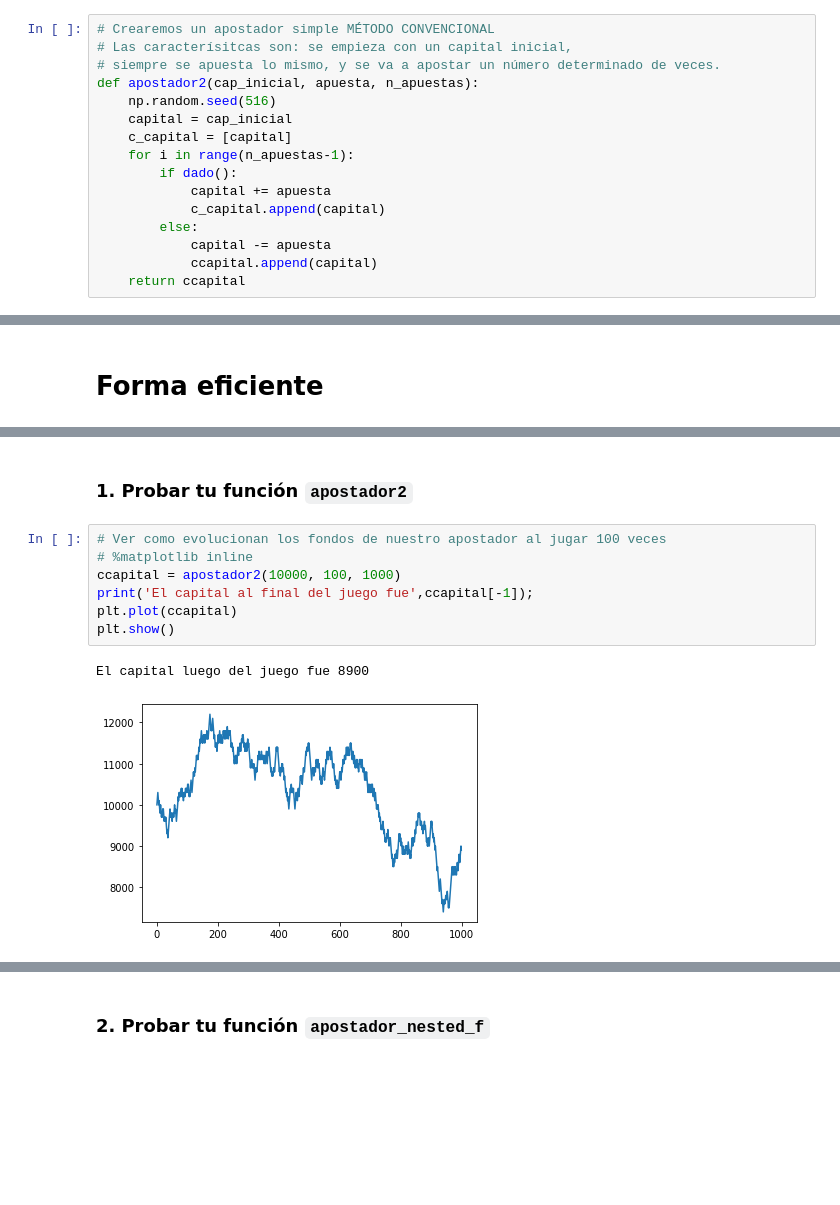
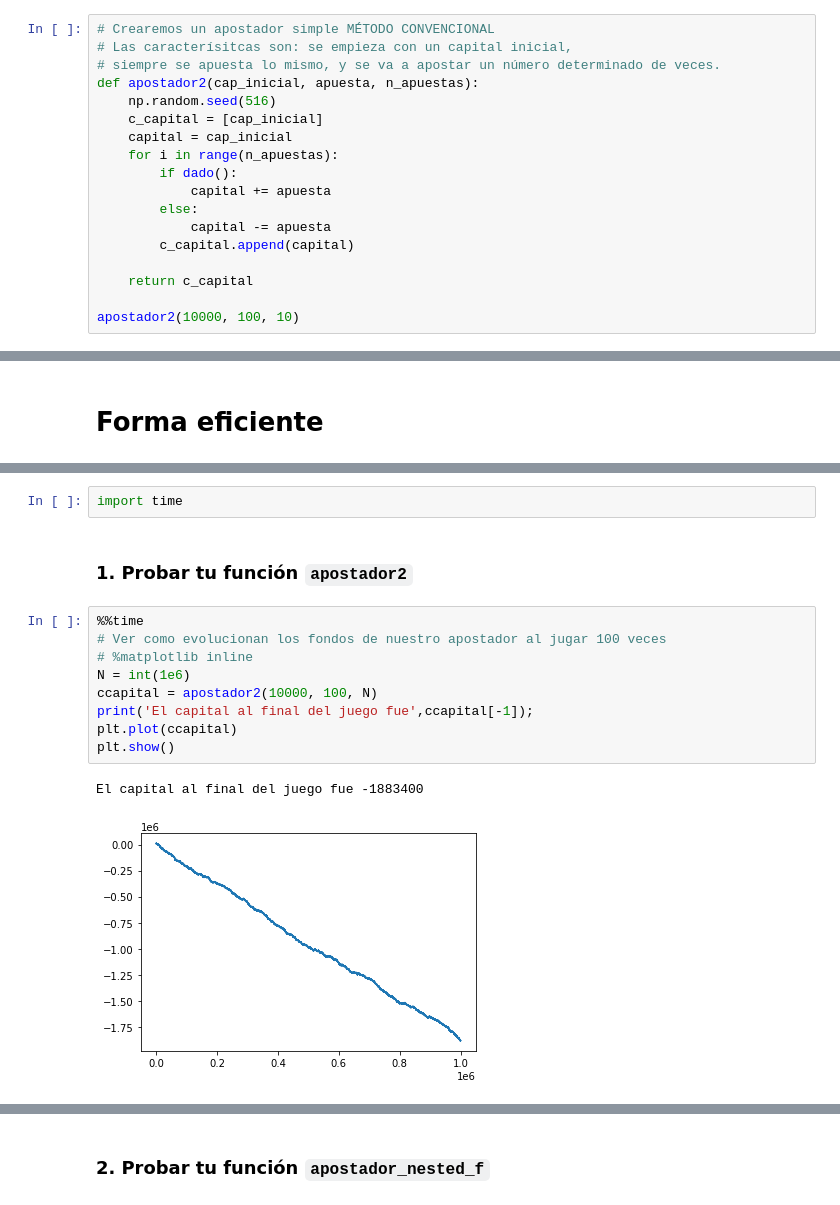
Before and after one commit to danielch4/SPF-2021-I, a Jupyter notebook: TEMA-1/Clase8_SimulacionMontecarlo.ipynb, the cells around one changed output, grey strips where cells are left out. Saved outputs shown, nothing was run; the diff lists cells and outputs as text; blank space fills up the shorter version.

```diff
--- a/TEMA-1/Clase8_SimulacionMontecarlo.ipynb
+++ b/TEMA-1/Clase8_SimulacionMontecarlo.ipynb
@@ -173,13 +195,15 @@ Ahora, necesitamos crear un **apostador**. Empezaremos con uno extremadamente b
 # siempre se apuesta lo mismo, y se va a apostar un número determinado de veces.
 def apostador2(cap_inicial, apuesta, n_apuestas):
     np.random.seed(516)
+    c_capital = [cap_inicial]
     capital = cap_inicial
-    c_capital = [capital]
-    for i in range(n_apuestas-1):
+    for i in range(n_apuestas):
         if dado():
             capital += apuesta
-            c_capital.append(capital)
         else:
             capital -= apuesta
-            ccapital.append(capital)
-    return ccapital
+        c_capital.append(capital)
+
+    return c_capital
+
+apostador2(10000, 100, 10)
@@ -210,12 +250,16 @@ def apostador_vect(cap_inicial, apuesta, n_apuestas):
+# %%
+import time
 # %% [markdown]
 ### 1. Probar tu función `apostador2`
 # %%
+%%time
 # Ver como evolucionan los fondos de nuestro apostador al jugar 100 veces
 # %matplotlib inline
-ccapital = apostador2(10000, 100, 1000)
+N = int(1e6)
+ccapital = apostador2(10000, 100, N)
 print('El capital al final del juego fue',ccapital[-1]);
 plt.plot(ccapital)
 plt.show()
 # %% [output]
-El capital luego del juego fue 8900
+El capital al final del juego fue -1883400
-[figure, old version]
+[figure, new version]
```
Also changed, not shown: parts of 16 cells of this notebook.
